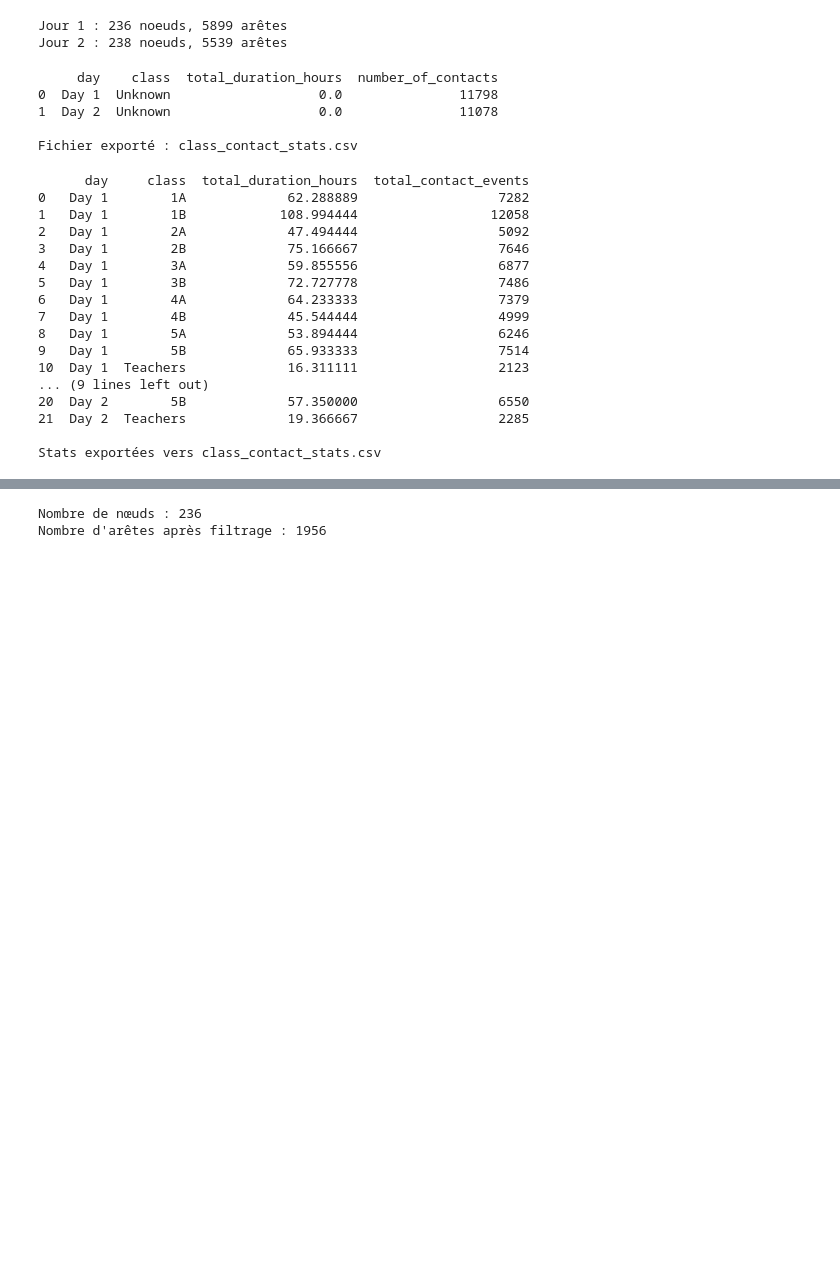
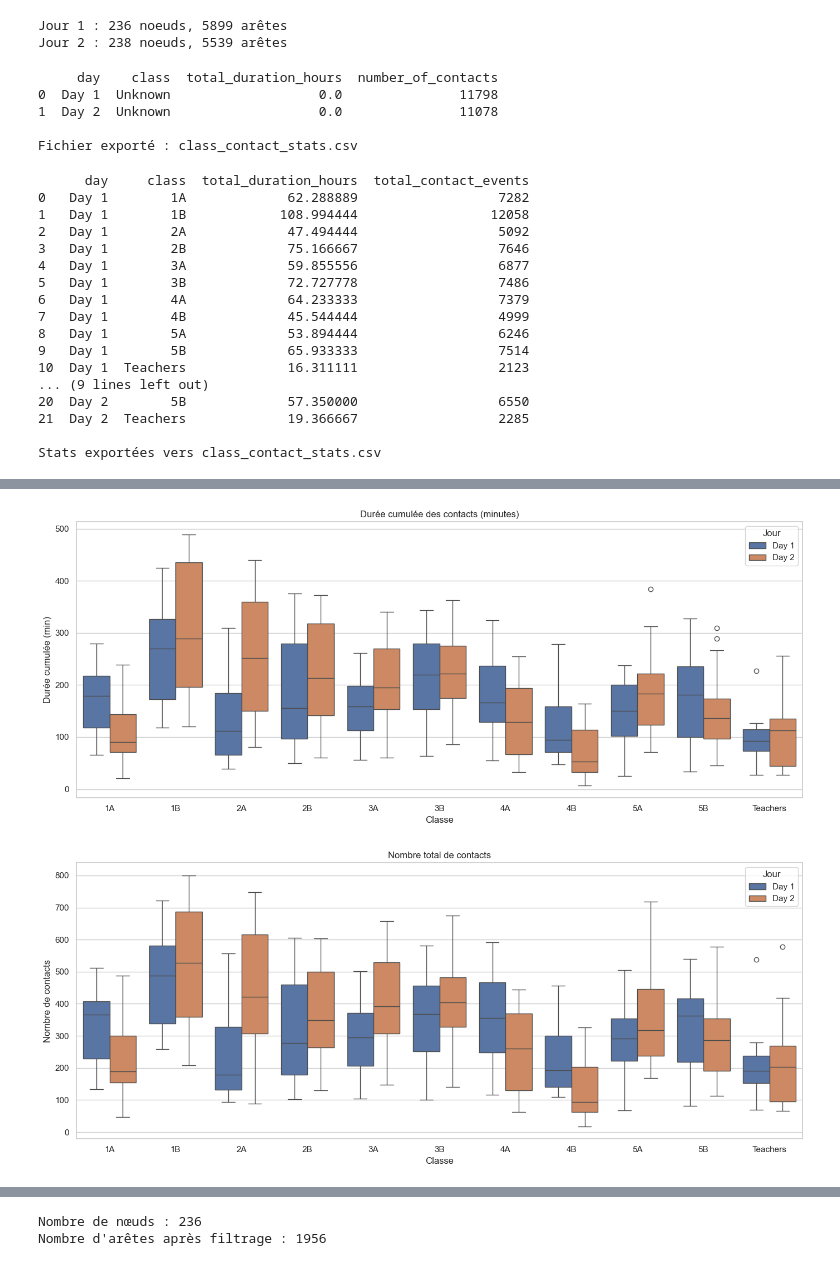
Before and after one commit to Abel-Idrice/unamur-certificat-datascience, a Jupyter notebook: SDASM101_graphmin_group1/graph-school/notebook_school_1.ipynb, the cells around one changed output, grey strips where cells are left out. Cells and saved outputs as stored; diff of their text form; code cells hidden in the pictures; blank space fills up the shorter version.

Commit message:
boxplot insertion

```diff
--- a/SDASM101_graphmin_group1/graph-school/notebook_school_1.ipynb
+++ b/SDASM101_graphmin_group1/graph-school/notebook_school_1.ipynb
@@ -201,0 +164,80 @@ plt.show()
+# %%
+# ----------------------------
+# Fonction-stats par individu
+# ----------------------------
+def compute_individual_stats(G, day_label):
+    rows = []
+
+    for u, v, d in G.edges(data=True):
+        duration = d.get("duration", 0)
+        count = d.get("count", 0)
+
+        class_u = G.nodes[u].get("classname", "Unknown")
+        class_v = G.nodes[v].get("classname", "Unknown")
+
+        rows.append([day_label, u, class_u, duration, count])
+        rows.append([day_label, v, class_v, duration, count])
+
+    df = pd.DataFrame(rows, columns=["day", "id", "class", "duration_sec", "contact_count"])
+    df["duration_min"] = df["duration_sec"] / 60
+
+    indiv = (
+        df.groupby(["day", "id", "class"])
+          .agg(
+              cumulated_duration_min=("duration_min", "sum"),
+              total_contacts=("contact_count", "sum")
+          )
+          .reset_index()
+    )
+    return indiv
+
+# ----------------------------
+# Stats Day 1 + Day 2
+# ----------------------------
+day1 = compute_individual_stats(G1, "Day 1")
+day2 = compute_individual_stats(G2, "Day 2")
+stats = pd.concat([day1, day2], ignore_index=True)
+
+# ----------------------------
+# BOXPLOTS côte à côte
+# ----------------------------
+classe_order = sorted(stats["class"].unique())
+# -----------------------------------
+# FIGURE A : Durée cumulée
+# -----------------------------------
+plt.figure(figsize=(14,6))
+sns.boxplot(
+    data=stats,
+    x="class",
+    y="cumulated_duration_min",
+    order=classe_order,
+    hue="day"      # → Permet de mettre Day 1 et Day 2 côte à côte
+)
+plt.title("Durée cumulée des contacts (minutes)")
+plt.xlabel("Classe")
+plt.ylabel("Durée cumulée (min)")
+plt.legend(title="Jour")
+plt.tight_layout()
+plt.show()
+
+# -----------------------------------
+# FIGURE B : Nombre de contacts
+# -----------------------------------
+
+plt.figure(figsize=(14,6))
+sns.boxplot(
+    data=stats,
+    x="class",
+    y="total_contacts",
+    order=classe_order,
+    hue="day"      # → Permet de mettre Day 1 et Day 2 côte à côte
+)
+plt.title("Nombre total de contacts")
+plt.xlabel("Classe")
+plt.ylabel("Nombre de contacts")
+plt.legend(title="Jour")
+plt.tight_layout()
+plt.show()
+# %% [output]
+[figure, added]
+[figure, added]
```
Also changed, not shown: parts of 5 cells of this notebook.
